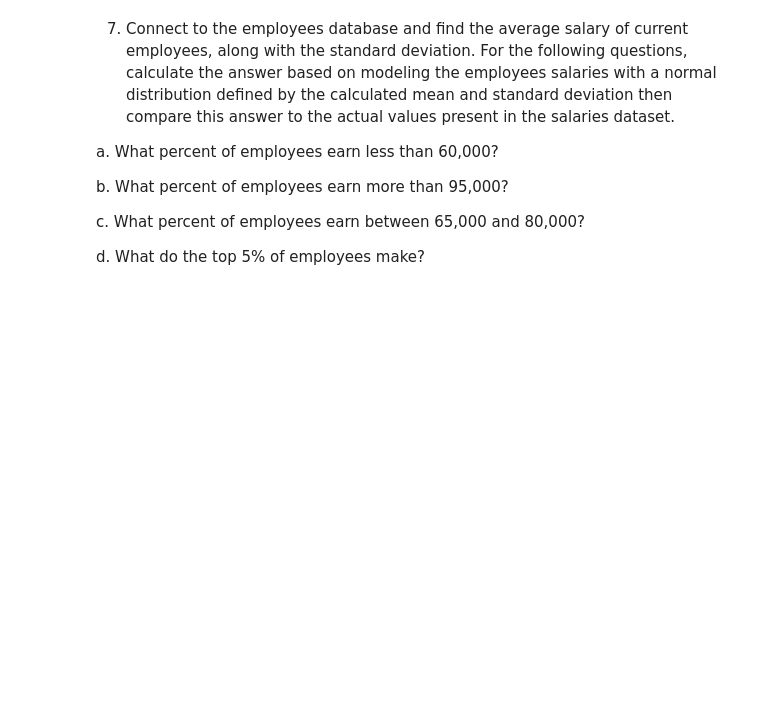
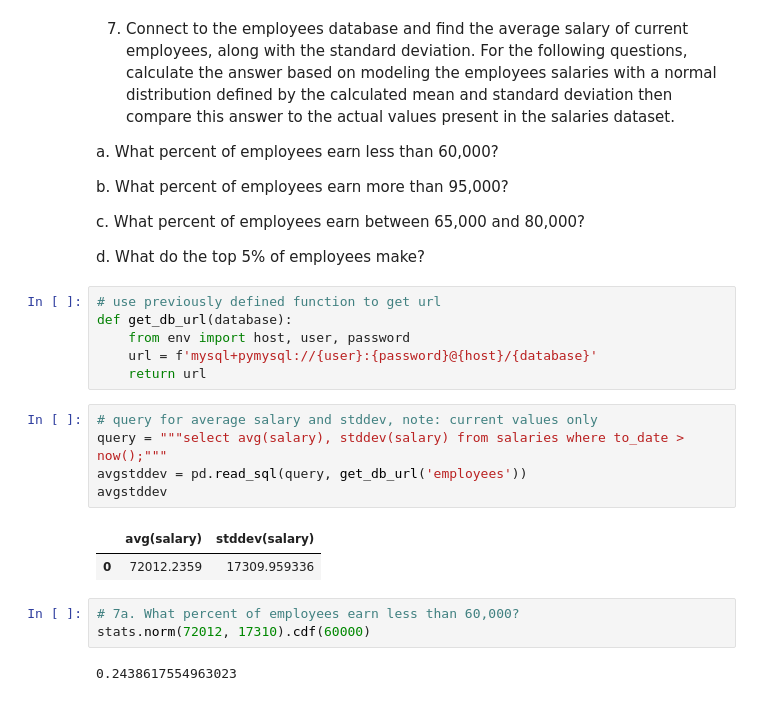
Before and after one commit to RyvynYoung/statistics-exercises, a Jupyter notebook: probability_distributions.ipynb, the cells around one changed output. Cells and saved outputs as stored; diff of their text form; blank space fills up the shorter version.

```diff
--- a/probability_distributions.ipynb
+++ b/probability_distributions.ipynb
@@ -203,3 +270,22 @@ b. What percent of employees earn more than 95,000?
 c. What percent of employees earn between 65,000 and 80,000?
 
 d. What do the top 5% of employees make?
+# %%
+# use previously defined function to get url
+def get_db_url(database):
+    from env import host, user, password
+    url = f'mysql+pymysql://{user}:{password}@{host}/{database}'
+    return url
+# %%
+# query for average salary and stddev, note: current values only
+query = """select avg(salary), stddev(salary) from salaries where to_date > now();"""
+avgstddev = pd.read_sql(query, get_db_url('employees'))
+avgstddev
+# %% [output]
+|  | avg(salary) | stddev(salary) |
+| 0 | 72012.2359 | 17309.959336 |
+# %%
+# 7a. What percent of employees earn less than 60,000?
+stats.norm(72012, 17310).cdf(60000)
+# %% [output]
+0.2438617554963023
```
Also changed, not shown: parts of 29 cells of this notebook.
